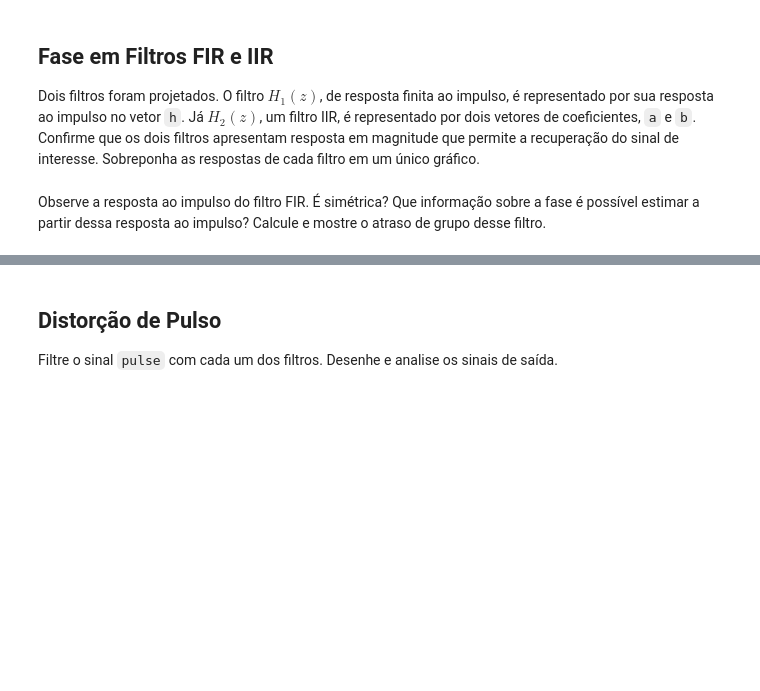
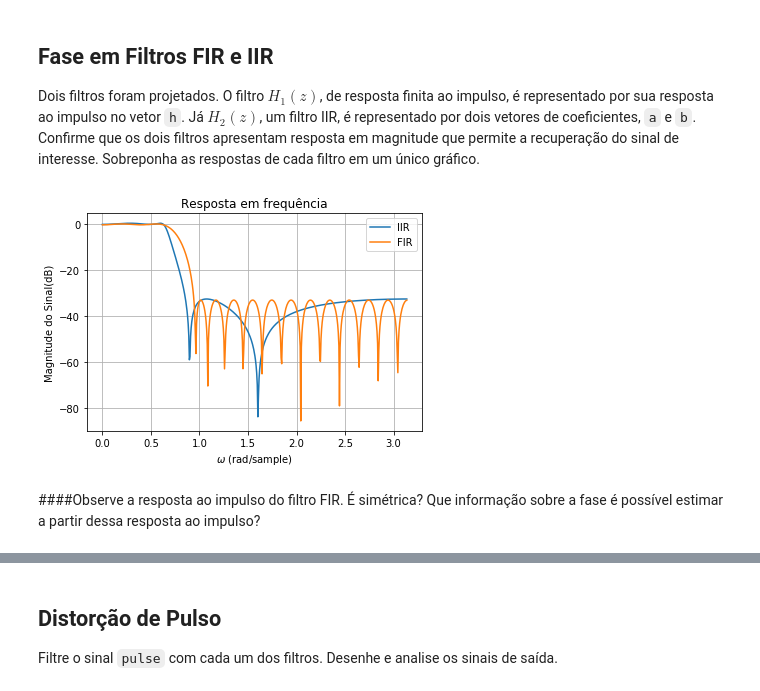
Before and after one commit to jhonatanlang/DSP2, a Jupyter notebook: Activity_6/Atividade_6_Fase.ipynb, the cells around one changed output, grey strips where cells are left out. Cells and saved outputs as stored; diff of their text form; code cells hidden in the pictures; blank space fills up the shorter version.

```diff
--- a/Activity_6/Atividade_6_Fase.ipynb
+++ b/Activity_6/Atividade_6_Fase.ipynb
@@ -21,24 +22,0 @@ Considere o sinal  apresentado no vetor `x1`. Esse sinal será corrompido por ru
-# %%
-import numpy as np # para usar funções que lidam com vetores
-import matplotlib.pyplot as plt # para desenho
-import struct
-import math
-from os.path import dirname, join as pjoin
-import scipy.io as sio
-
-
-data_dir = pjoin(dirname(sio.__file__))
-mat_fname = pjoin(data_dir, 'gdeldata.mat')
-
-print("Datap_dir:")
-print(mat_fname)
-mat_contents = sio.loadmat(mat_fname)
-
-print()
-display(sorted(mat_contents.keys()))
-
-a = mat_contents['a']
-b = mat_contents['b']
-noise = mat_contents['noise']
-plt.plot (noise)
-plt.show
@@ -51,5 +74,20 @@ Datap_dir:
 # %% [markdown]
 ## Fase em Filtros FIR e IIR
 Dois filtros foram projetados. O filtro $H_1(z)$, de resposta finita ao impulso, é representado por sua resposta ao impulso no vetor `h`. Já $H_2(z)$, um filtro IIR, é representado por dois vetores de coeficientes, `a` e `b`. Confirme que os dois filtros apresentam resposta em magnitude que permite a recuperação do sinal de interesse. Sobreponha as respostas de cada filtro em um único gráfico.
+# %%
+# Resposta em frequência
+plt.figure(2)
+H2 = signal.freqz(b[0],a[0]) # IIR
+plt.plot(H2[0], 20*np.log10(np.abs(H2[1])))
+H1 = signal.freqz(h[0]) # FIR
+plt.plot(H1[0], 20*np.log10(np.abs(H1[1])))
+plt.title('Resposta em frequência')
+plt.ylabel('Magnitude do Sinal(dB)')
+plt.xlabel('$\omega$ (rad/sample)')
+plt.legend(["IIR", "FIR"])
+plt.grid()
+plt.show()
+# %% [output]
+[figure, added]
 # %% [markdown]
-Observe a resposta ao impulso do filtro FIR. É simétrica? Que informação sobre a fase é possível estimar a partir dessa resposta ao impulso? Calcule e mostre o atraso de grupo desse filtro.
+####Observe a resposta ao impulso do filtro FIR. É simétrica? Que informação sobre a fase é possível estimar a partir dessa resposta ao impulso?
```
Also changed, not shown: parts of 21 cells of this notebook.
